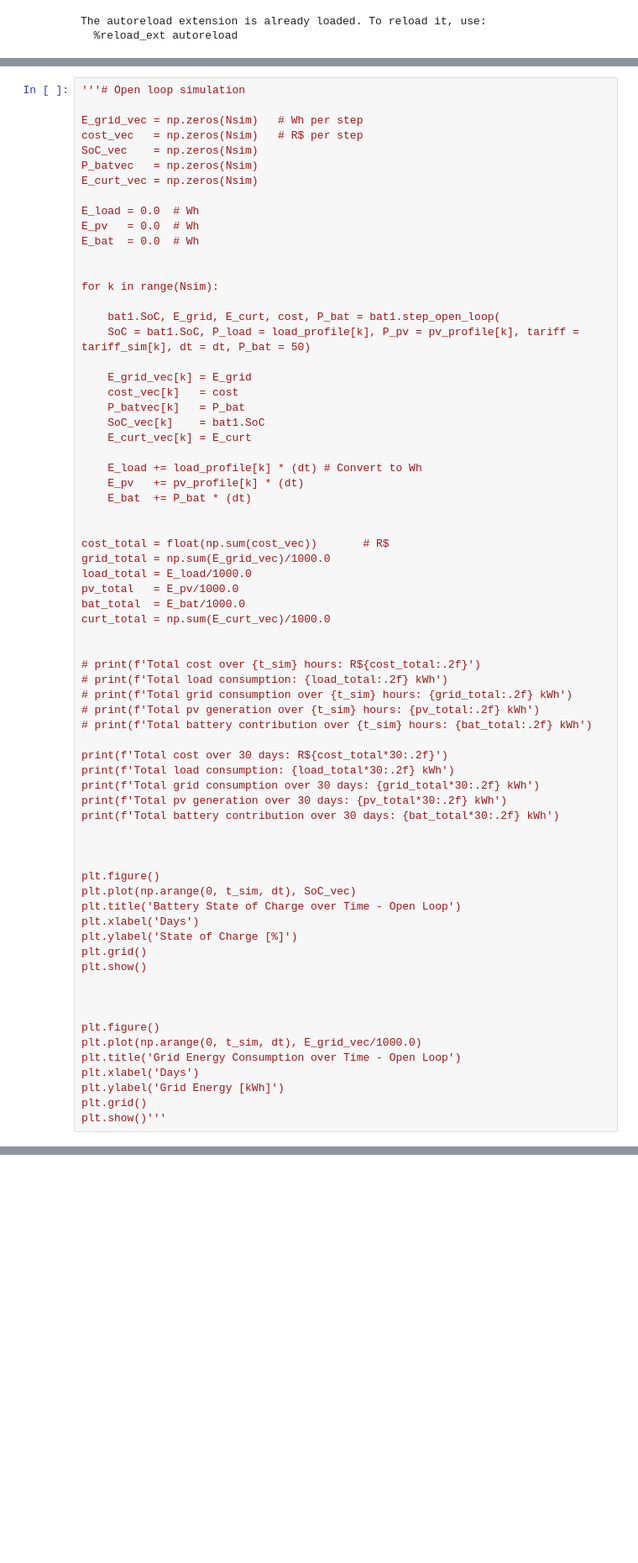
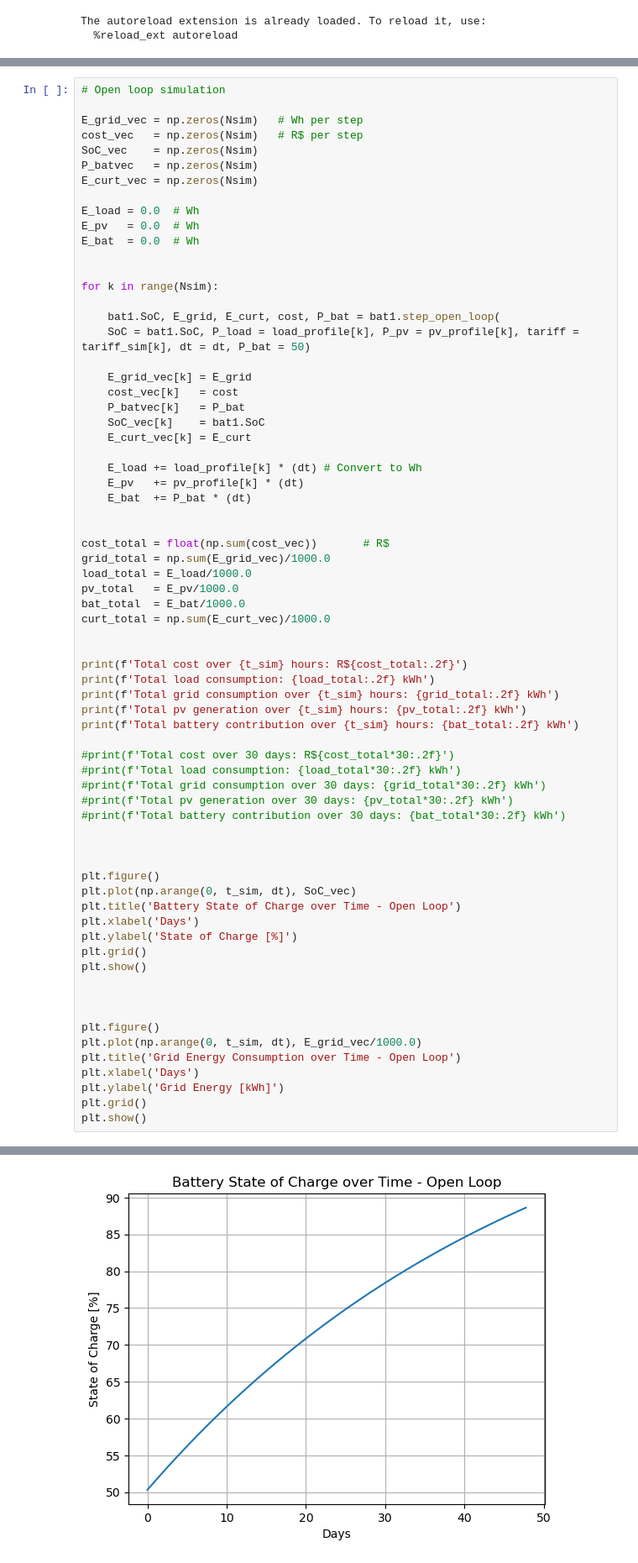
Before and after one commit to DaniloOrige/Microgrid_MPC_Simulation, a Jupyter notebook: dev/simulation.ipynb, the cells around one changed output, grey strips where cells are left out. Shown at 84% size. Drawn from its saved outputs; the diff is of its cells as text; blank space fills up the shorter version.

```diff
--- a/dev/simulation.ipynb
+++ b/dev/simulation.ipynb
@@ -155,5 +163,5 @@ plt.show()
 # %%
-'''# Open loop simulation
+# Open loop simulation
 
 E_grid_vec = np.zeros(Nsim)   # Wh per step
 cost_vec   = np.zeros(Nsim)   # R$ per step
@@ -190,17 +198,17 @@ bat_total  = E_bat/1000.0
 curt_total = np.sum(E_curt_vec)/1000.0
 
 
-# print(f'Total cost over {t_sim} hours: R${cost_total:.2f}')
-# print(f'Total load consumption: {load_total:.2f} kWh')
-# print(f'Total grid consumption over {t_sim} hours: {grid_total:.2f} kWh')
-# print(f'Total pv generation over {t_sim} hours: {pv_total:.2f} kWh')
-# print(f'Total battery contribution over {t_sim} hours: {bat_total:.2f} kWh')
+print(f'Total cost over {t_sim} hours: R${cost_total:.2f}')
+print(f'Total load consumption: {load_total:.2f} kWh')
+print(f'Total grid consumption over {t_sim} hours: {grid_total:.2f} kWh')
+print(f'Total pv generation over {t_sim} hours: {pv_total:.2f} kWh')
+print(f'Total battery contribution over {t_sim} hours: {bat_total:.2f} kWh')
 
-print(f'Total cost over 30 days: R${cost_total*30:.2f}')
-print(f'Total load consumption: {load_total*30:.2f} kWh')
-print(f'Total grid consumption over 30 days: {grid_total*30:.2f} kWh')
-print(f'Total pv generation over 30 days: {pv_total*30:.2f} kWh')
-print(f'Total battery contribution over 30 days: {bat_total*30:.2f} kWh')
+#print(f'Total cost over 30 days: R${cost_total*30:.2f}')
+#print(f'Total load consumption: {load_total*30:.2f} kWh')
+#print(f'Total grid consumption over 30 days: {grid_total*30:.2f} kWh')
+#print(f'Total pv generation over 30 days: {pv_total*30:.2f} kWh')
+#print(f'Total battery contribution over 30 days: {bat_total*30:.2f} kWh')
 
 
 
@@ -220,5 +228,5 @@ plt.title('Grid Energy Consumption over Time - Open Loop')
 plt.xlabel('Days')
 plt.ylabel('Grid Energy [kWh]')
 plt.grid()
-plt.show()'''
+plt.show()
 # %% [output]
@@ -225,0 +238 @@ plt.show()'''
+[figure, added]
```
Also changed, not shown: parts of 9 cells of this notebook, 1 other file.
